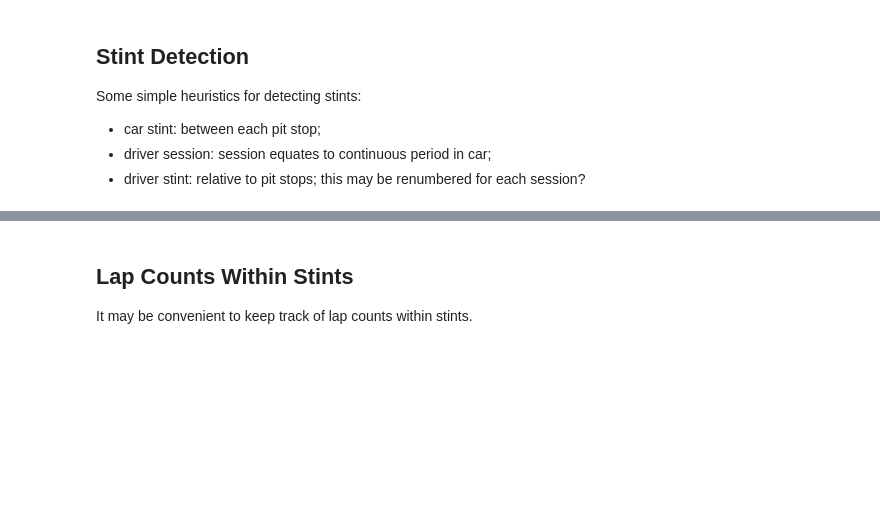
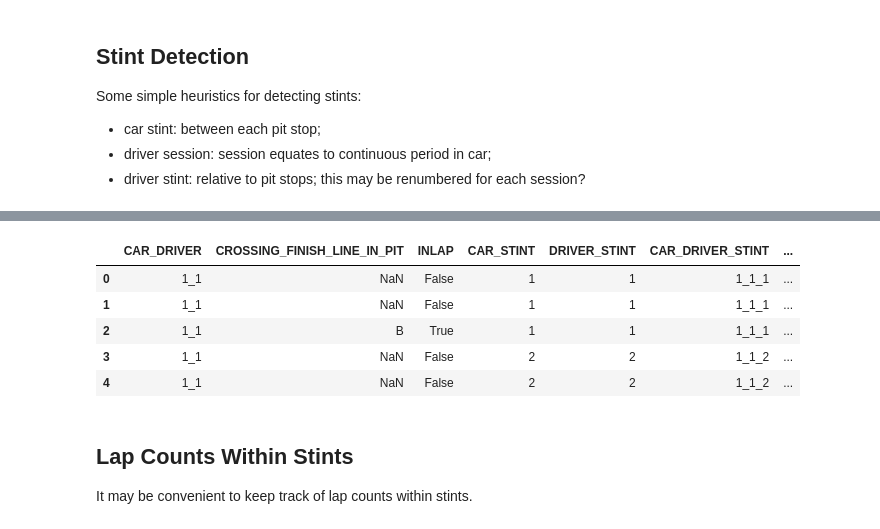
Before and after one commit to f1datajunkie/WEC, a Jupyter notebook: notebooks/Simple demo.ipynb, the cells around one changed output, grey strips where cells are left out. Saved outputs shown, nothing was run; the diff lists cells and outputs as text; code cells hidden in the pictures; blank space fills up the shorter version.

```diff
--- a/notebooks/Simple demo.ipynb
+++ b/notebooks/Simple demo.ipynb
@@ -114,7 +179,14 @@ laptimes[['CAR_DRIVER', 'CROSSING_FINISH_LINE_IN_PIT', 'pitting','CAR_STINT', 'D
 # %%
 #Driver session stint - a count for each driver of their stints within a particular driving session
-laptimes['DRIVER_SESSION_STINT'] = laptimes.groupby(['CAR_DRIVER','DRIVER_SESSION'])['newstint'].cumsum().astype(int)
-laptimes[['CAR_DRIVER', 'CROSSING_FINISH_LINE_IN_PIT', 'pitting','CAR_STINT', 'DRIVER_STINT', 'CAR_DRIVER_STINT', 'DRIVER_SESSION_STINT']].head()
+laptimes['DRIVER_SESSION_STINT'] = laptimes.groupby(['CAR_DRIVER','DRIVER_SESSION'])['OUTLAP'].cumsum().astype(int)
+laptimes[['CAR_DRIVER', 'CROSSING_FINISH_LINE_IN_PIT', 'INLAP','CAR_STINT', 'DRIVER_STINT', 'CAR_DRIVER_STINT', 'DRIVER_SESSION_STINT']].head()
+# %% [output]
+|  | CAR_DRIVER | CROSSING_FINISH_LINE_IN_PIT | INLAP | CAR_STINT | DRIVER_STINT | CAR_DRIVER_STINT | ... |
+| 0 | 1_1 | NaN | False | 1 | 1 | 1_1_1 | ... |
+| 1 | 1_1 | NaN | False | 1 | 1 | 1_1_1 | ... |
+| 2 | 1_1 | B | True | 1 | 1 | 1_1_1 | ... |
+| 3 | 1_1 | NaN | False | 2 | 2 | 1_1_2 | ... |
+| 4 | 1_1 | NaN | False | 2 | 2 | 1_1_2 | ... |
 # %% [markdown]
 ## Lap Counts Within Stints
 
```
Also changed, not shown: parts of 19 cells of this notebook.
